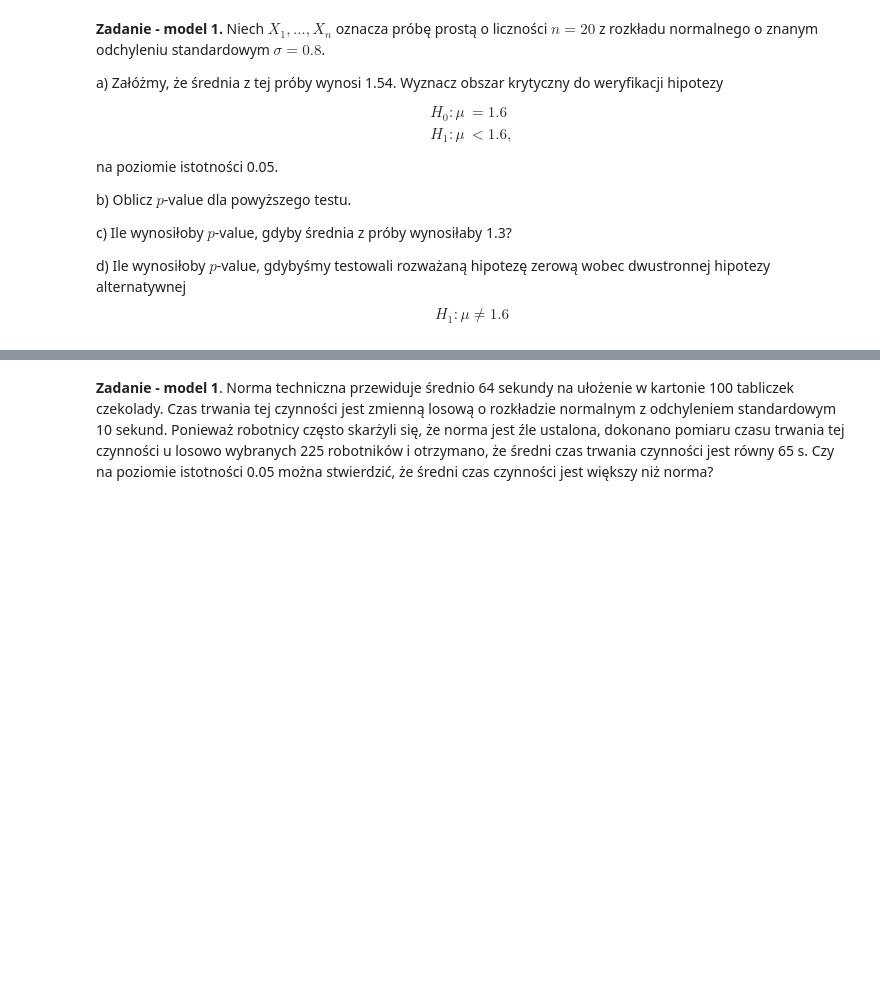
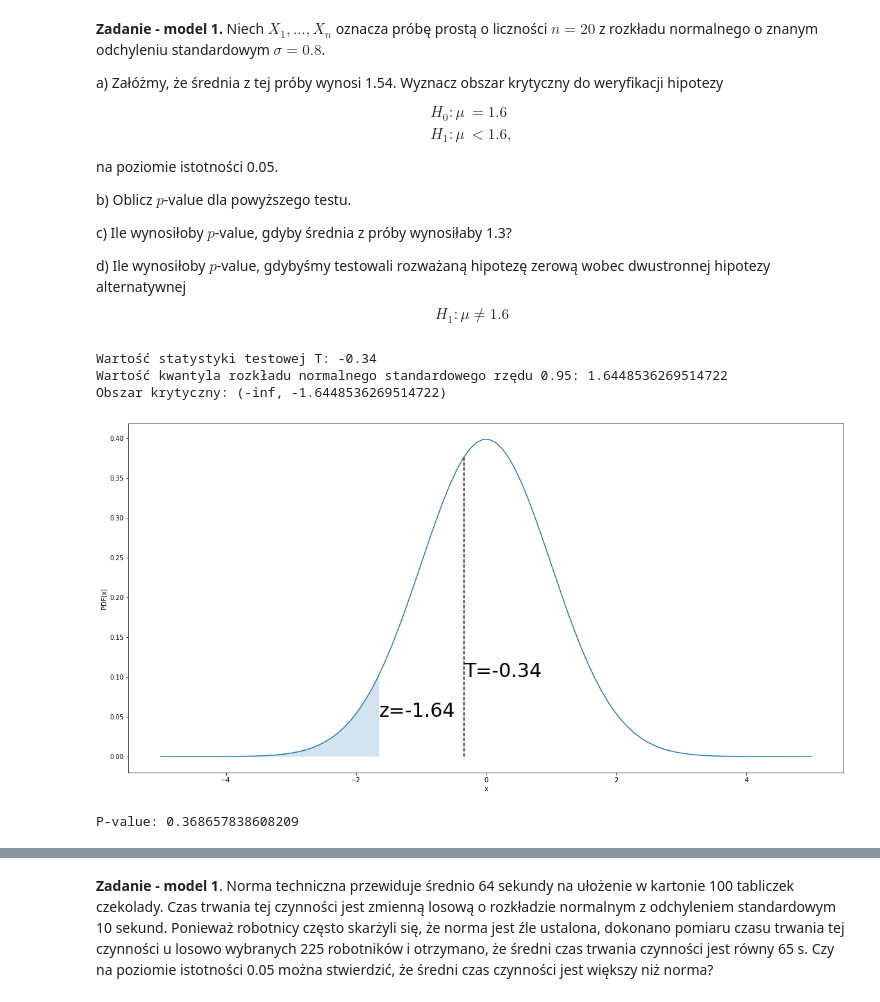
Before and after one commit to mdabrowski-phd/ds250223_stat, a Jupyter notebook: 03_statystyka/03_testowanie_hipotez_wprowadzenie.ipynb, the cells around one changed output, grey strips where cells are left out. Saved outputs shown, nothing was run; the diff lists cells and outputs as text; code cells hidden in the pictures; blank space fills up the shorter version.

```diff
--- a/03_statystyka/03_testowanie_hipotez_wprowadzenie.ipynb
+++ b/03_statystyka/03_testowanie_hipotez_wprowadzenie.ipynb
@@ -93,34 +93,52 @@ d) Ile wynosiłoby $p$-value, gdybyśmy testowali rozważaną hipotezę zerową
     H_1: \mu \neq 1.6
     $$
 # %%
-# alpha = 0.05
+# a)
 
-# X_mean = 1.54
-# mu0 = 1.6
-# sigma = 0.8
-# n = 20
+# przyjąć poziom istotności 𝛼
+alpha = 0.05
 
-# T = (X_mean-mu0)/(sigma/np.sqrt(n))
-# print(T)
-# z = stats.norm.ppf(q = 1-alpha,loc = 0,scale = 1)
-# print(-z)
+# obliczyć wartość statystyki testowej 𝑇
+X_mean = 1.54
+mu0 = 1.6
+sigma = 0.8
+n = 20
+
+T = np.sqrt(n) * (X_mean - mu0) / sigma
+print("Wartość statystyki testowej T: {}".format(np.round(T, 2)))
+
+# wyznaczyć obszar krytyczny
+z = stats.norm.ppf(q=1-alpha, loc=0, scale=1)
+print("Wartość kwantyla rozkładu normalnego standardowego rzędu 0.95: {}".format(z))
+
+critical = (-np.Inf, -z)
+print("Obszar krytyczny: {}".format(critical))
+
+# wniosek: wyznaczona wartość statystyki testowej nie należy do obszaru krytycznego,
+# nie mamy podstaw do odrzucenia hipotezy zerowej.
+# %% [output]
+Wartość statystyki testowej T: -0.34
+Wartość kwantyla rozkładu normalnego standardowego rzędu 0.95: 1.6448536269514722
+Obszar krytyczny: (-inf, -1.6448536269514722)
 # %%
-# fig, ax = plt.subplots(1, 1, figsize=(20, 10))
+fig, ax = plt.subplots(1, 1, figsize=(20, 10))
 
-# norm01 = stats.norm(loc=0, scale=1)
+norm01 = stats.norm(loc=0, scale=1)
 
-# x0 = -z
-# a, b = -5, 5
-# x_value = np.linspace(a, b, 100)
+x0 = -z
+a, b = -5, 5
+x_value = np.linspace(a, b, 100)
 
-# x = np.linspace(a, x0)
-# y = norm01.pdf(x)
+x = np.linspace(a, x0)
+y = norm01.pdf(x)
 
-# ax.plot(x_value, norm01.pdf(x_value))
-# ax.fill_between(x, y, alpha=0.2)
-# ax.text(x0, 0.05, 'z={}'.format(np.round(x0, 2)), size=30)
-# ax.vlines(T, 0, norm01.pdf(T),  linestyles='--')
-# ax.text(T, 0.1, 'T={}'.format(np.round(T, 2)), size=30)
-# ax.set_xlabel('x')
-# ax.set_ylabel('PDF(x)')
-# plt.show()
+ax.plot(x_value, norm01.pdf(x_value))
+ax.fill_between(x, y, alpha=0.2)
+ax.text(x0, 0.05, 'z={}'.format(np.round(x0, 2)), size=30)
+ax.vlines(T, 0, norm01.pdf(T),  linestyles='--')
+ax.text(T, 0.1, 'T={}'.format(np.round(T, 2)), size=30)
+ax.set_xlabel('x')
+ax.set_ylabel('PDF(x)')
+plt.show()
+# %% [output]
+[figure, added]
@@ -128,0 +145,13 @@ d) Ile wynosiłoby $p$-value, gdybyśmy testowali rozważaną hipotezę zerową
+# %%
+# b)
+
+# p-value = P(T < t|H0) = CDF(t), gdzie t to wyznaczona wartosc statystyki testowej na podstawie probki
+# T (przy zalozeniu prawdziwosci hipotezy zerowej) ma rozklad normalny standardowy
+
+pval = stats.norm.cdf(x=T, loc=0, scale=1)
+print("P-value: {}".format(pval)) # > 0.05
+
+# wniosek: obliczona p-wartosc jest większa niż ustalony poziom istotności,
+# brak podstaw do odrzucenia hipotezy zerowej
+# %% [output]
+P-value: 0.368657838608209
```
Also changed, not shown: parts of 34 cells of this notebook, 2 other files.
